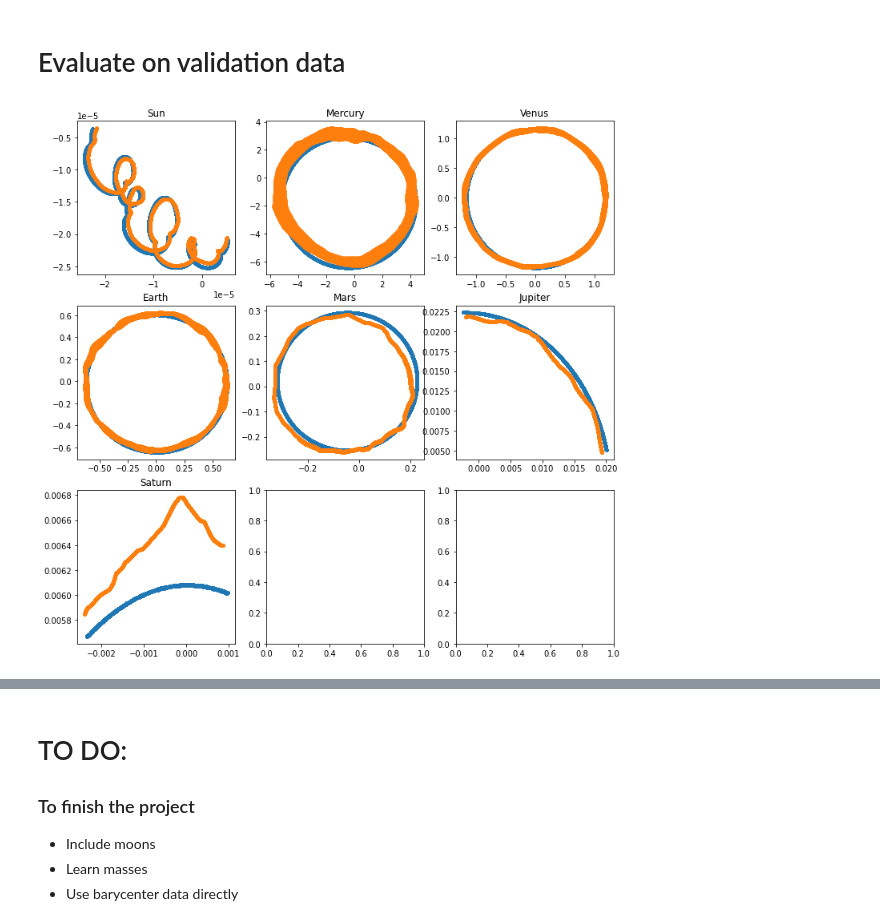
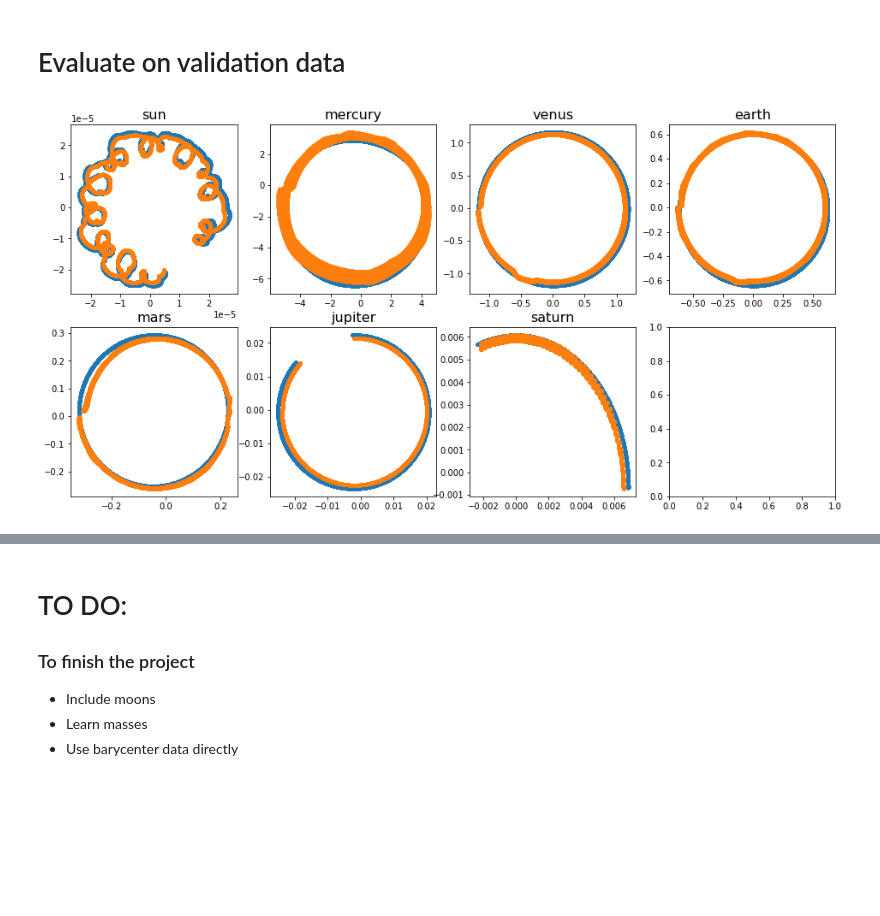
Before and after one commit to Pablo-Lemos/orbits, a Jupyter notebook: planets_tf2.ipynb, the cells around one changed output, grey strips where cells are left out. Saved outputs shown, nothing was run; the diff lists cells and outputs as text; code cells hidden in the pictures; blank space fills up the shorter version.

```diff
--- a/planets_tf2.ipynb
+++ b/planets_tf2.ipynb
@@ -383,8 +295,8 @@ class LearnForces(tf.keras.Model):
         #)
 
         self.graph_network = gn.blocks.EdgeBlock(
-            #edge_model_fn=lambda: snt.nets.MLP([32, 32, 3]),
-            edge_model_fn=lambda: snt.nets.MLP([128,128,128,128, 3]),
+            edge_model_fn=lambda: snt.nets.MLP([32, 32, 3]),
+            #edge_model_fn=lambda: snt.nets.MLP([128,128,128,128, 3]),
             use_edges = True,
             use_receiver_nodes = True,
             use_sender_nodes = True,
@@ -408,18 +320,18 @@ class LearnForces(tf.keras.Model):
         return summed_forces
 
     def get_acceleration(self, forces, graph):
-        acceleration_tr = tf.divide(forces, tf.exp(graph.nodes))
+        acceleration_tr = tf.divide(forces, tf.pow(10.,graph.nodes))
         return acceleration_tr
         #output_ops_tr = tf.reshape(acceleration_tr, shape=[self.ntime, self.nplanets, 3])
         #return output_ops_tr
 
     def call(self, g, extract = False):
         #self.ntime = len(g.nodes)//nplanets
-        #g = g.replace(
-        #    edges = cartesian_to_spherical_coordinates(g.edges))
+        g = g.replace(
+            edges = cartesian_to_spherical_coordinates(g.edges))
         g = self.graph_network(g)
-        #g = g.replace(
-        #    edges = spherical_to_cartesian_coordinates(g.edges))
+        g = g.replace(
+            edges = spherical_to_cartesian_coordinates(g.edges))
         f = self.sum_forces(g)
         a = self.get_acceleration(f, g)
         if extract == True:
@@ -511,10 +423,17 @@ class LearnForces(tf.keras.Model):
         # `reset_states()` yourself at the time of your choosing.
         return [loss_tracker, loss_test]
 # %%
-callback = tf.keras.callbacks.EarlyStopping(monitor='loss',
+checkpoint_filepath = './saved_models/test'
+
+early_stopping = tf.keras.callbacks.EarlyStopping(monitor='loss',
                                             verbose = 1,
-                                            patience=20,
+                                            patience=10,
                                             restore_best_weights=True)
+
+checkpoint = tf.keras.callbacks.ModelCheckpoint(filepath=checkpoint_filepath,
+                                                 save_weights_only=False,
+                                                save_best_only=True
+                                                 verbose=1)
 model = LearnForces()
 
 #model.compile(run_eagerly=True)
@@ -523,7 +442,9 @@ model.compile()
 model.fit(train_ds,
           epochs = 1000,
           verbose=2,
-          callbacks=[callback],
-          validation_data=test_ds)
+          #callbacks=[early_stopping],
+          callbacks=[early_stopping, checkpoint],
+          validation_data=test_ds
+         )
 # %% [output]
 Epoch 1/1000
@@ -547,3 +468,5 @@ KeyboardInterrupt:
 # %%
+model.load_weights(checkpoint_filepath)
+
 model.evaluate(test_ds)
 # %% [output]
@@ -562,12 +485,14 @@ graph_dict = {
 g = gn.utils_tf.data_dicts_to_graphs_tuple([graph_dict])
 ap ,fp = model(g, extract = True)
 # %%
-ncols = math.ceil(nplanets/3)
-fig, ax = plt.subplots(math.ceil(nplanets/3), 3, figsize = (12, 4*ncols))
+nrows = math.ceil(nplanets/4)
+fig, ax = plt.subplots(nrows, 4, figsize = (16, 4*nrows))
 for i in range(nplanets):
-    ax[i//3, i%3].set_title(names[i])
-    ax[i//3, i%3].plot(data_val[:,i,3]/A_norm, data_val[:,i,4]/A_norm, '.')
-    ax[i//3, i%3].plot(ap[:,i,0], ap[:,i,1], '.')
+    ax[i//4, i%4].set_title(names[i], fontsize = 16)
+    ax[i//4, i%4].plot(data_val[:,i,3]/A_norm, data_val[:,i,4]/A_norm, '.')
+    ax[i//4, i%4].plot(ap[:,i,0], ap[:,i,1], '.')
+
+#plt.savefig('/Users/Pablo/Desktop/moons.pdf')
 # %% [output]
-[figure, old version]
+[figure, new version]
 # %%
```
Also changed, not shown: parts of 48 cells of this notebook, 2 other files.
